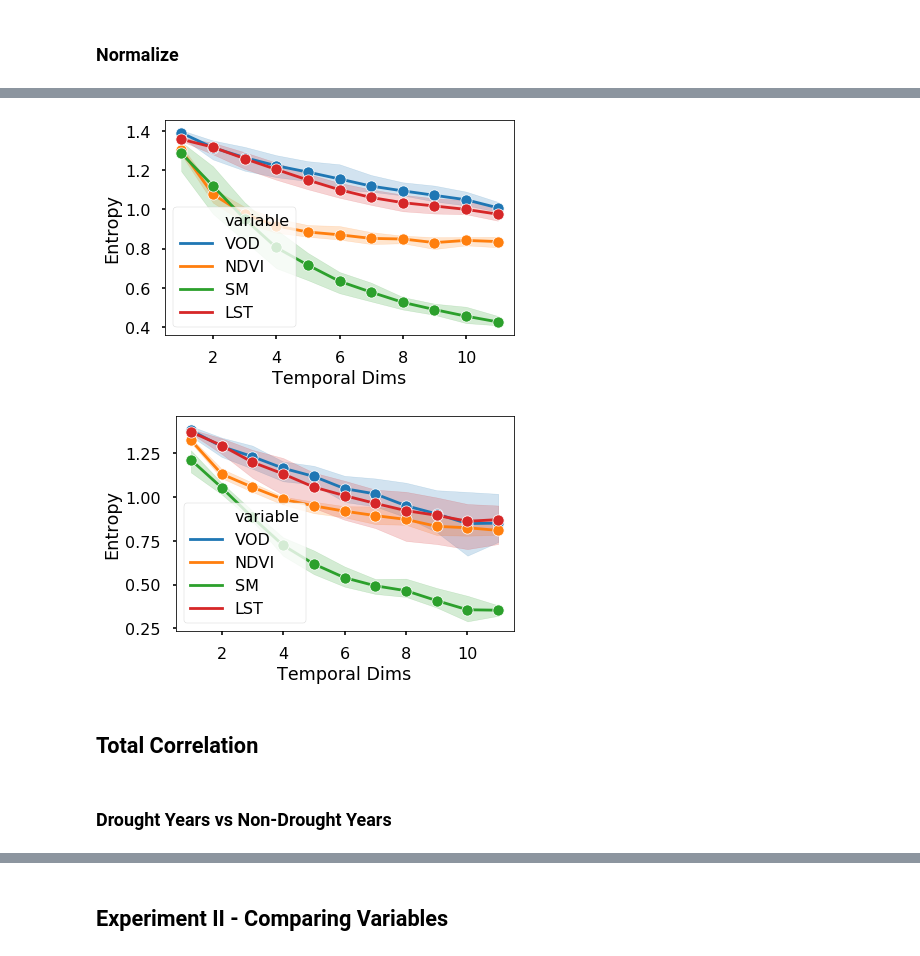
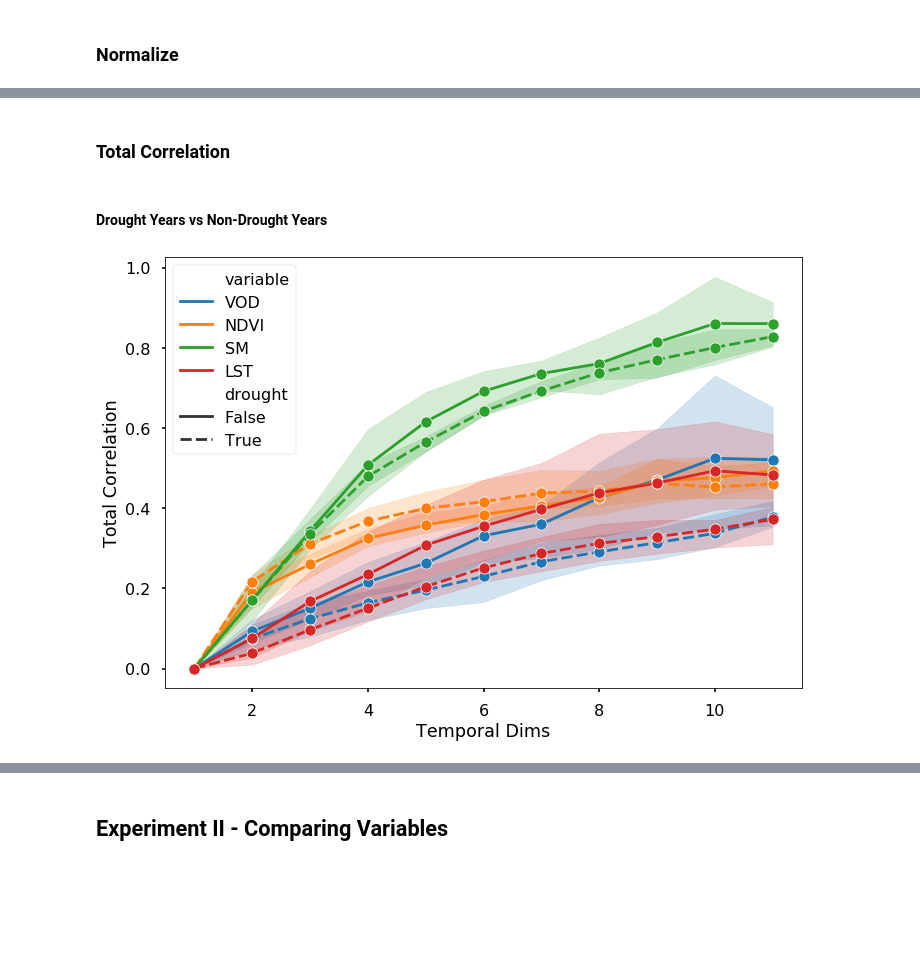
Before and after one commit to jejjohnson/rbig_eo, a Jupyter notebook: notebooks/drought/visualization.ipynb, the cells around one changed output, grey strips where cells are left out. Drawn from its saved outputs; the diff is of its cells as text; code cells hidden in the pictures; blank space fills up the shorter version.

```diff
--- a/notebooks/drought/visualization.ipynb
+++ b/notebooks/drought/visualization.ipynb
@@ -112,6 +112,7 @@ datasets = [
 ## Experiment I - Individual Variables
 # %%
 data = pd.read_csv(DATA_PATH + datasets[0], index_col=[0])
+data['drought'] = np.where(data['drought']==1, True, False)
 data.head()
 # %% [output]
 |  | drought | h | samples | tc | temporal | time | variable | year |
@@ -168,8 +180,49 @@ def plot_entropy(data, normalized=False, save=True, drought=True):
+# %% [markdown]
+### Total Correlation
+# %%
+def plot_tc(data, normalized=False, save=True, drought=True):
+    fig, ax = plt.subplots(figsize=(10, 7))
+
+    if drought == 'on':
+        drought = 'drought'
+        data = data[data['year'].isin([2012, 2014, 2015])]
+        style = None
+    elif drought == 'off':
+        drought = 'nondrought'
+        style = None
+        data = data[data['year'].isin([2010, 2011, 2013])]
+    elif drought == 'both':
+        drought = 'both'
+        style = 'drought'
+    else:
+        raise ValueError('Unrecognized drought state: ', drought)
+
+    if normalized:
+        y = 'tc_norm'
+
+    else:
+        y = 'tc'
+    sns.lineplot(
+        x="temporal", y=y,
+        hue='variable',
+        data=data,
+        style=style,
+        marker='o',
+    )
+    ax.set_xlabel('Temporal Dims')
+    ax.set_ylabel('Total Correlation')
+    # plt.legend(['NDVI', 'LST', 'SM', 'VOD'])
+    plt.tight_layout()
+    plt.show()
+    if normalized and save:
+        fig.savefig(f"{FIG_PATH}TC_norm_individual_{drought}.png", frameon=False, )
+    elif save:
+        fig.savefig(f"{FIG_PATH}TC_individual_{drought}.png", frameon=False, )
+# %% [markdown]
+#### Drought Years vs Non-Drought Years
 # %%
-plot_entropy(data, normalized=True, save=False, drought=True)
-plot_entropy(data, normalized=True, save=False, drought=False)
+# plot_tc(data, normalized=True, save=False, drought='on')
+# plot_tc(data, normalized=True, save=False, drought='off')
+plot_tc(data, normalized=True, save=False, drought='both')
 # %% [output]
-[figure, old version]
+[figure, new version]
-[figure, removed]
-# %% [markdown]
-## Total Correlation
@@ -210,2 +228,0 @@ def plot_tc(data, normalized=False, save=True, drought=True):
-# %% [markdown]
-### Drought Years vs Non-Drought Years
```
Also changed, not shown: parts of 60 cells of this notebook.
